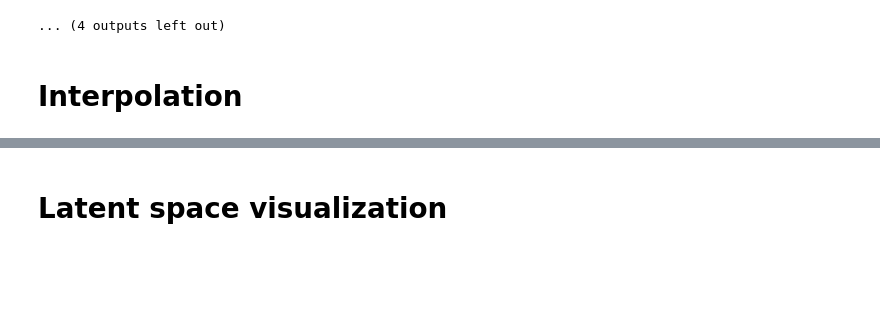
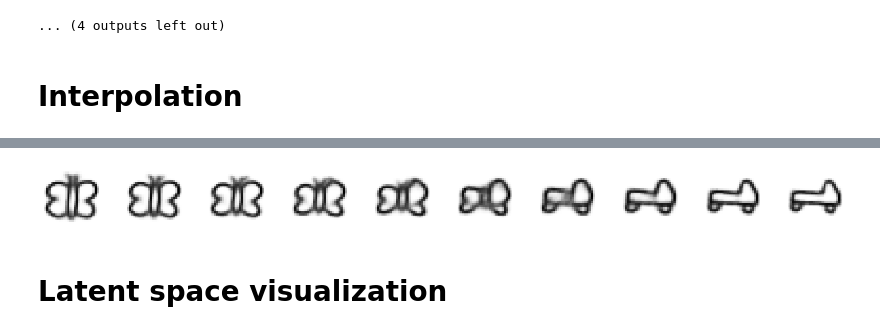
Before and after one commit to zuzkajelcicova/02456_DL-sketch_features_VAE, a Jupyter notebook: sketch_features_main.ipynb, the cells around one changed output, grey strips where cells are left out. Saved outputs shown, nothing was run; the diff lists cells and outputs as text; code cells hidden in the pictures; blank space fills up the shorter version.

```diff
--- a/sketch_features_main.ipynb
+++ b/sketch_features_main.ipynb
@@ -745,2 +669,36 @@ def interpolate_images(trn_model, img_from, img_to, steps):
+# %%
+def interpolate(trn_model, images, idx_from, idx_to, steps, save_img):
+
+    # get input images
+    x_from = images[idx_from].unsqueeze(0)
+    x_to = images[idx_to].unsqueeze(0)
+
+    x_from = x_from if use_conv else x_from.view(-1, pixels*pixels)
+    x_to = x_to if use_conv else x_to.view(-1, pixels*pixels)
+
+    interpolate_images(trn_model, x_from, x_to, steps, save_img)
+
+
+def interpolate_images(trn_model, img_from, img_to, steps, save_img):
+
+    # get latent space representations of input images
+    latent_from = trn_model.reparametrize(*trn_model.encode(img_from.to(device)))
+    latent_to = trn_model.reparametrize(*trn_model.encode(img_to.to(device)))
+
+    # actual steps including original images
+    n = steps + 1
+
+    # initialize interpolation vector)
+    inter = torch.zeros((n, latent_from.shape[1])).to(device)
+
+    with torch.no_grad():
+        alphaValues = np.linspace(0, 1, steps + 1)
+
+        for i in range(n):
+            alpha = alphaValues[i]
+            inter[i] = latent_from * alpha + (1-alpha) * latent_to
+
+        output = trn_model.decode(inter).cpu()
+        plot_interpolated_images(output, save_img)
 # %%
 # Load the model for inference
@@ -782,3 +743,13 @@ torch.Size([1, 1, 28, 28])
+# %%
+# Interpolation from the indexed images displayed above
+STEPS = 9
+INDEX_FROM = 22
+INDEX_TO = 34
+save_img = False
+
+interpolate(trn_model, images, INDEX_FROM, INDEX_TO, STEPS, save_img)
+# %% [output]
+[figure, added]
 # %% [markdown]
 # Latent space visualization
 # %%
```
Also changed, not shown: parts of 17 cells of this notebook.
